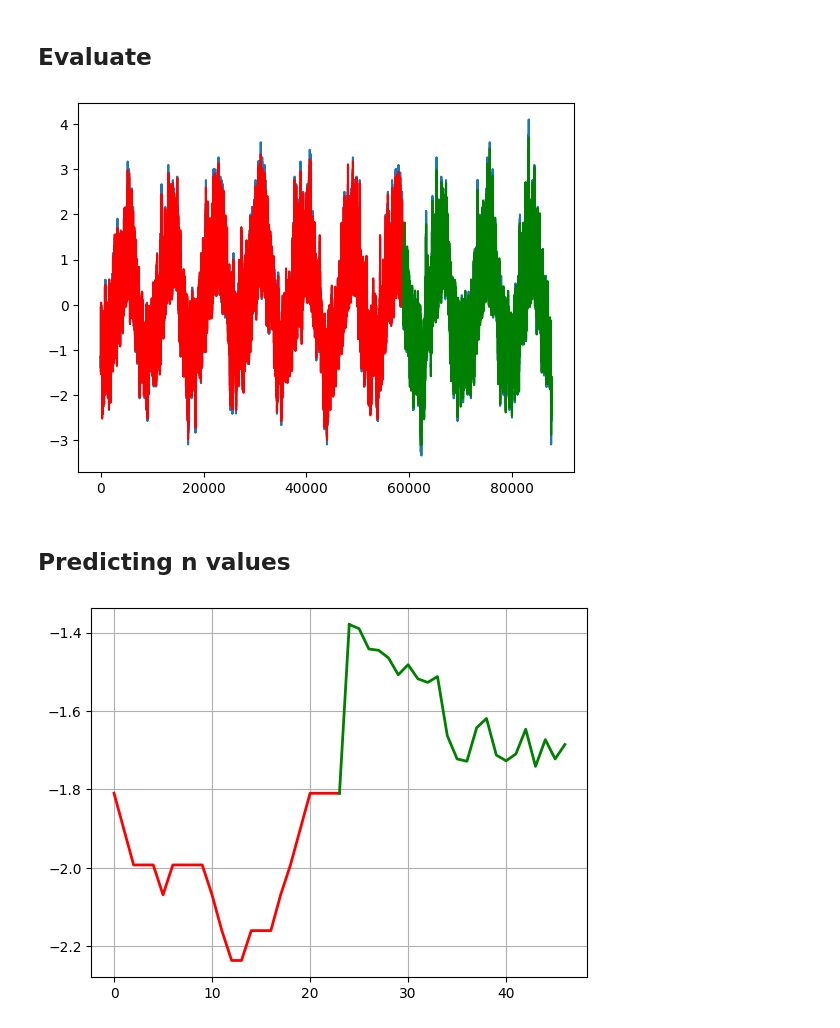
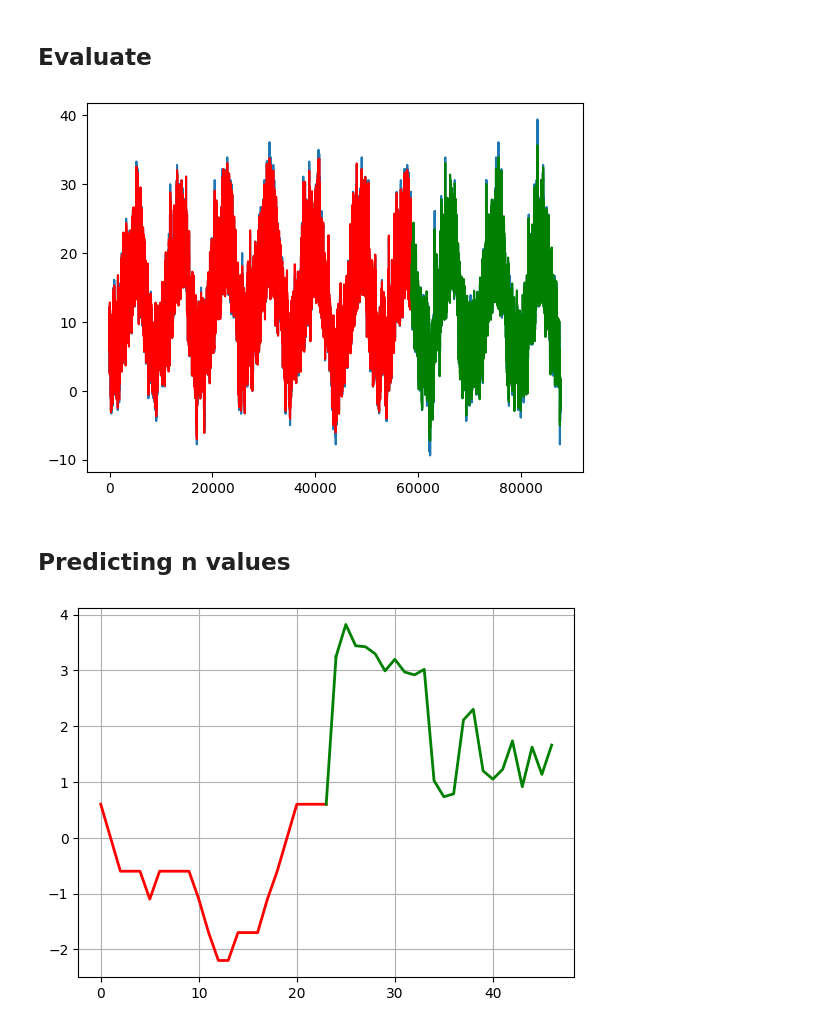
Before and after one commit to gitdylanj/phys417finalproject, a Jupyter notebook: dylan/multivariable RNN2.0.ipynb, the cells around one changed output. Cells and saved outputs as stored; diff of their text form; code cells hidden in the pictures.

Commit message:
output in actual temperature unites (*sigma+mean) unnormalize

```diff
--- a/dylan/multivariable RNN2.0.ipynb
+++ b/dylan/multivariable RNN2.0.ipynb
@@ -127,13 +138,15 @@ dates=data_cleaned.index
 transformed_dates = np.array(transform_datetime_index(dates)).astype('float32')
 # %%
 timeseries = data_cleaned.values.astype('float32')
+
+mea=np.mean(timeseries[:,0])
+sig=np.std(timeseries[:,0])
 
 scaler = StandardScaler()
 
 scaler.fit(timeseries)
 
 timeseries=scaler.transform(timeseries)
-print(timeseries.shape, transformed_dates.shape)
 
 #With this next line (executed) we can include time into the timeseries
 #timeseries=np.squeeze(combine_arrays(timeseries,transformed_dates)).astype('float32')
@@ -144,6 +157,6 @@ test_size = len(timeseries) - train_size
 train, test = timeseries[:train_size], timeseries[train_size:]
 
 num_features=timeseries.shape[1]
-print(timeseries)
+
 num_features
 # %% [output]
@@ -235,12 +240,12 @@ with torch.no_grad():
     test_plot[train_size+lookback:len(timeseries)] = model(X_test)[:, -1, :]
 # %%
 # plot
-plt.plot(timeseries[:,0])
-plt.plot(train_plot[:,0], c='r')
-plt.plot(test_plot[:,0], c='g')
+plt.plot(timeseries[:,0]*sig+mea)
+plt.plot(train_plot[:,0]*sig+mea, c='r')
+plt.plot(test_plot[:,0]*sig+mea, c='g')
 plt.show()
 # %% [output]
-[figure, old version]
+[figure, new version]
 # %% [markdown]
 ## Predicting n values
 # %%
@@ -267,9 +272,9 @@ price_prediction=totalarray[lookback:-1,0].detach().numpy()
 
 middle=np.array([test_price[-1],price_prediction[0]])
 # %%
-plt.plot((test_price), c='r', linewidth=2)
-plt.plot(range(lookback-1, lookback + len(middle)-1), (middle), color='g', linewidth=2)
-plt.plot(range(lookback, lookback + len(price_prediction)), (price_prediction), color='g', linewidth=2)
+plt.plot((test_price)*sig+mea, c='r', linewidth=2)
+plt.plot(range(lookback-1, lookback + len(middle)-1), (middle)*sig+mea, color='g', linewidth=2)
+plt.plot(range(lookback, lookback + len(price_prediction)), (price_prediction)*sig+mea, color='g', linewidth=2)
 plt.grid()
 # %% [output]
-[figure, old version]
+[figure, new version]
```
Also changed, not shown: parts of 3 cells of this notebook.
